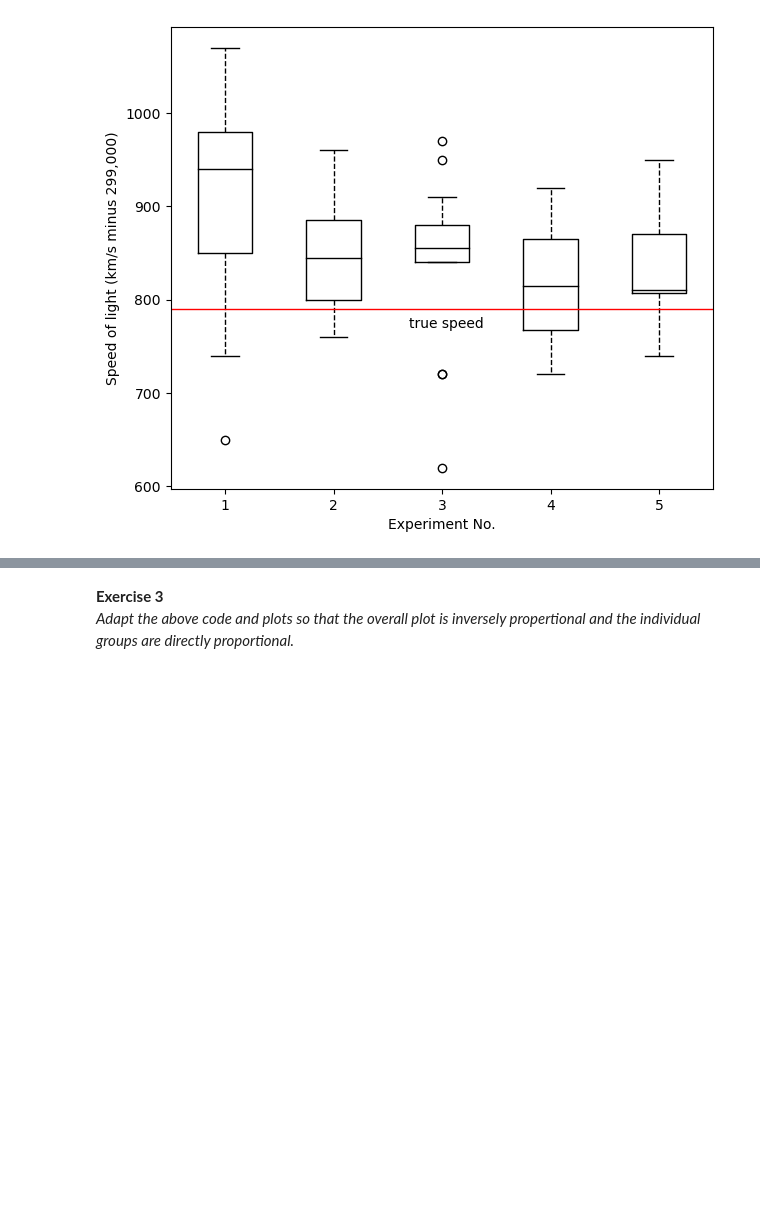
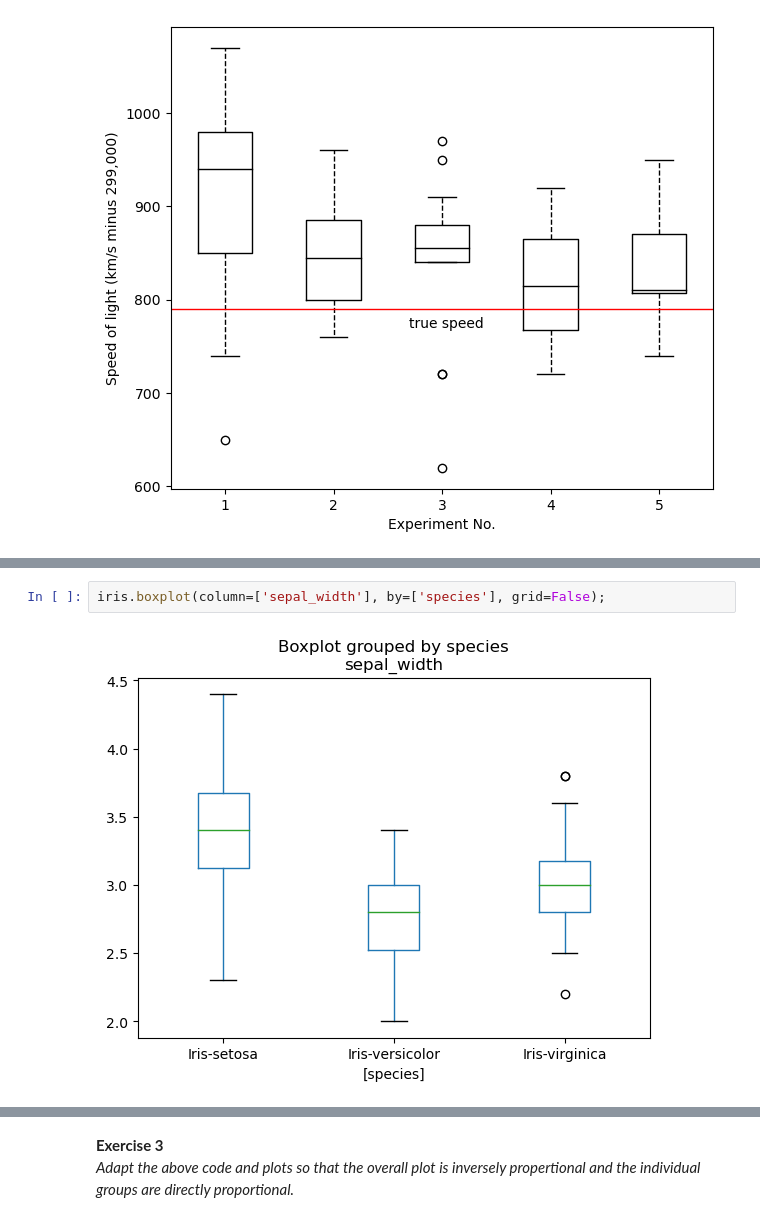
Before and after one commit to Tanja888/funddata-assessment, a Jupyter notebook: practicals/04-outliers-exercises.ipynb, the cells around one changed output, grey strips where cells are left out. Saved outputs shown, nothing was run; the diff lists cells and outputs as text; blank space fills up the shorter version.

```diff
--- a/practicals/04-outliers-exercises.ipynb
+++ b/practicals/04-outliers-exercises.ipynb
@@ -95,0 +135,4 @@ _Create box plots for all of the numercial variables in Fisher's Iris Data Set._
+# %%
+iris.boxplot(column=['sepal_width'], by=['species'], grid=False);
+# %% [output]
+[figure, added]
```
Also changed, not shown: parts of 9 cells of this notebook, 1 other file.
